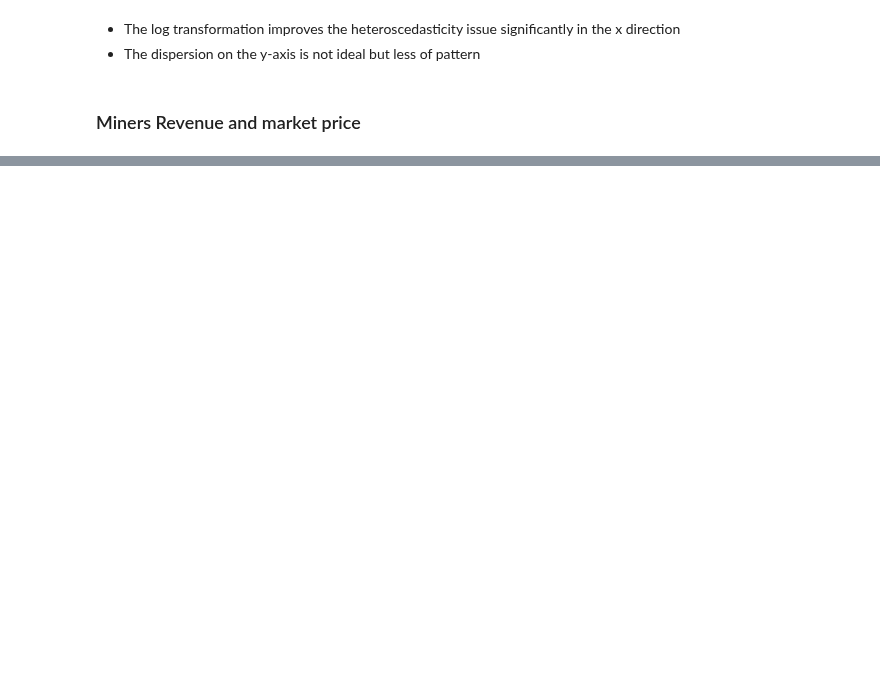
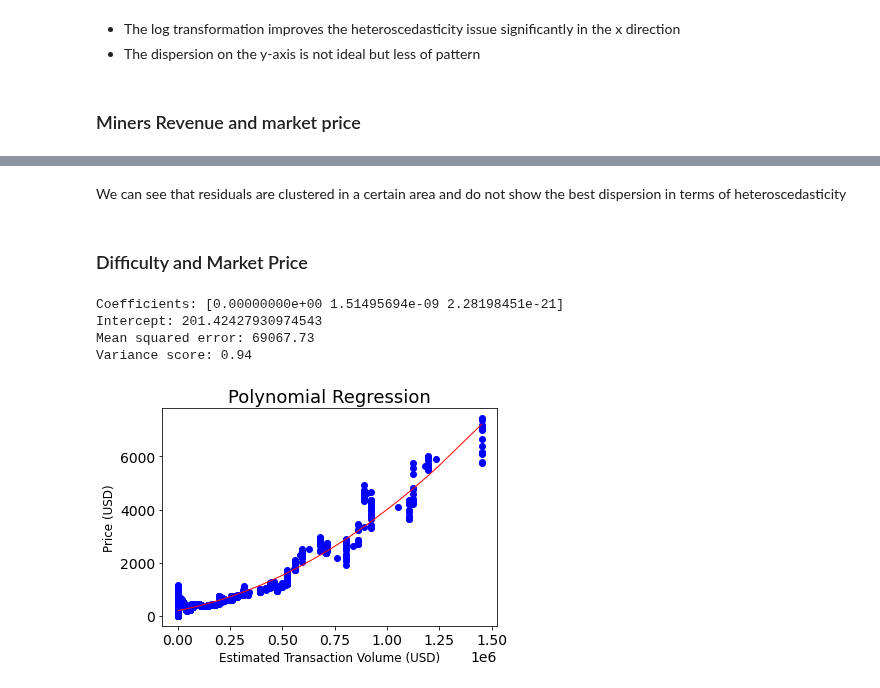
Before and after one commit to alvaroserrrano/BitcoinLinearRegression, a Jupyter notebook: bitcoin_linear_regression.ipynb, the cells around one changed output, grey strips where cells are left out. Saved outputs shown, nothing was run; the diff lists cells and outputs as text; code cells hidden in the pictures; blank space fills up the shorter version.

```diff
--- a/bitcoin_linear_regression.ipynb
+++ b/bitcoin_linear_regression.ipynb
@@ -354,0 +403,39 @@ plt.show()
+# %% [markdown]
+We can see that residuals are clustered in a certain area and do not show the best dispersion in terms of heteroscedasticity
+# %% [markdown]
+### Difficulty and Market Price
+# %%
+# Fit polynomial regression for btc_miners_revenue vs btc_market_price
+poly_btc_difficulty = PolynomialFeatures(degree=2).fit_transform(BTC_data2[["btc_difficulty"]])
+fit4 = linear_model.LinearRegression(fit_intercept=True, copy_X=True, n_jobs=1)
+fit4.fit(poly_btc_difficulty, BTC_data2["btc_market_price"])
+# Make predictions using the testing set
+predictions4 = fit4.predict(poly_btc_difficulty)
+# Residuals
+residuals4 = BTC_data2["btc_market_price"] - predictions4
+# The coefficients
+print(f'Coefficients: {fit4.coef_}')
+# Intercept
+print(f'Intercept: {fit4.intercept_}')
+# The mean squared error
+print("Mean squared error: %.2f"
+	  % np.mean((predictions4 - BTC_data2["btc_market_price"]) ** 2))
+# Explained variance score: 1 is perfect prediction
+print('Variance score: %.2f' % fit4.score(poly_btc_difficulty, BTC_data2["btc_market_price"]))
+# Plot outputs
+plt.scatter(BTC_data2["btc_difficulty"]/1000000, BTC_data2["btc_market_price"],  color='blue')
+plt.plot(np.unique(BTC_data2["btc_difficulty"]/1000000), np.poly1d(np.polyfit(BTC_data2["btc_difficulty"]/1000000, BTC_data2["btc_market_price"], 2))(np.unique(BTC_data2["btc_difficulty"]/1000000)), color='red', linewidth=1)
+plt.title('Polynomial Regression')
+plt.xlabel('Estimated Transaction Volume (USD)')
+plt.ylabel('Price (USD)')
+plt.rc('font', size=14)
+plt.rc('figure', titlesize=18)
+plt.rc('axes', labelsize=15)
+plt.rc('axes', titlesize=18)
+plt.show()
+# %% [output]
+Coefficients: [0.00000000e+00 1.51495694e-09 2.28198451e-21]
+Intercept: 201.42427930974543
+Mean squared error: 69067.73
+Variance score: 0.94
+[figure, added]
```
Also changed, not shown: parts of 11 cells of this notebook.
